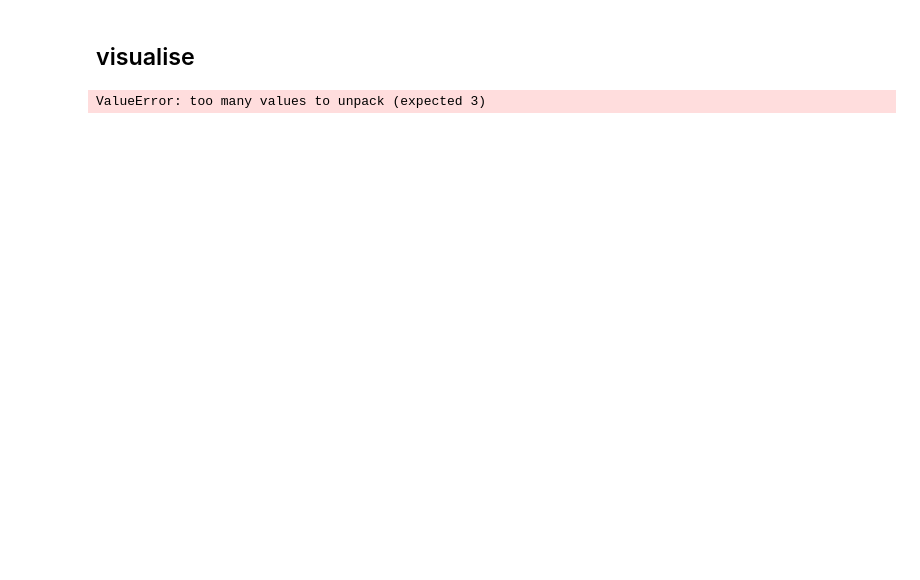
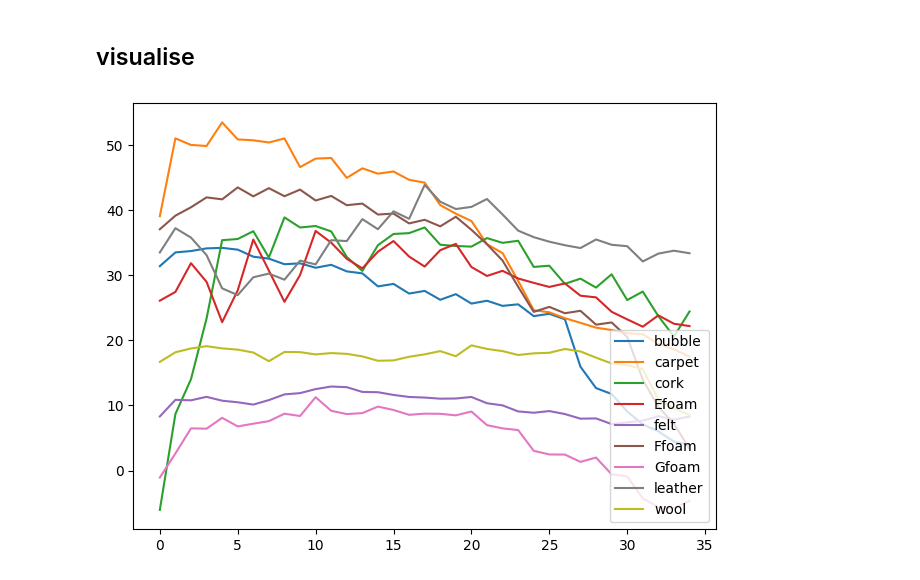
Before and after one commit to shepai/3D-textures, a Jupyter notebook: Friction/data_inspector.ipynb, the cells around one changed output. Saved outputs shown, nothing was run; the diff lists cells and outputs as text; code cells hidden in the pictures; blank space fills up the shorter version.

```diff
--- a/Friction/data_inspector.ipynb
+++ b/Friction/data_inspector.ipynb
@@ -56,11 +60,11 @@ print(d)
 ## visualise
 # %%
 for file in files:
-    df,friction,texture=get_info(directory+file)
+    df,friction,texture,_=get_info(directory+file)
     average=np.average(df[['Trial 1 Force','Trial 2 Force','Trial 3 Force']],axis=1)
     plt.plot(average,label=texture)
 plt.legend(loc="lower right")
 plt.tight_layout()
 plt.show()
 # %% [output]
-ValueError: too many values to unpack (expected 3)
+[figure, added]
```
Also changed, not shown: parts of 2 cells of this notebook, 6 other files.
